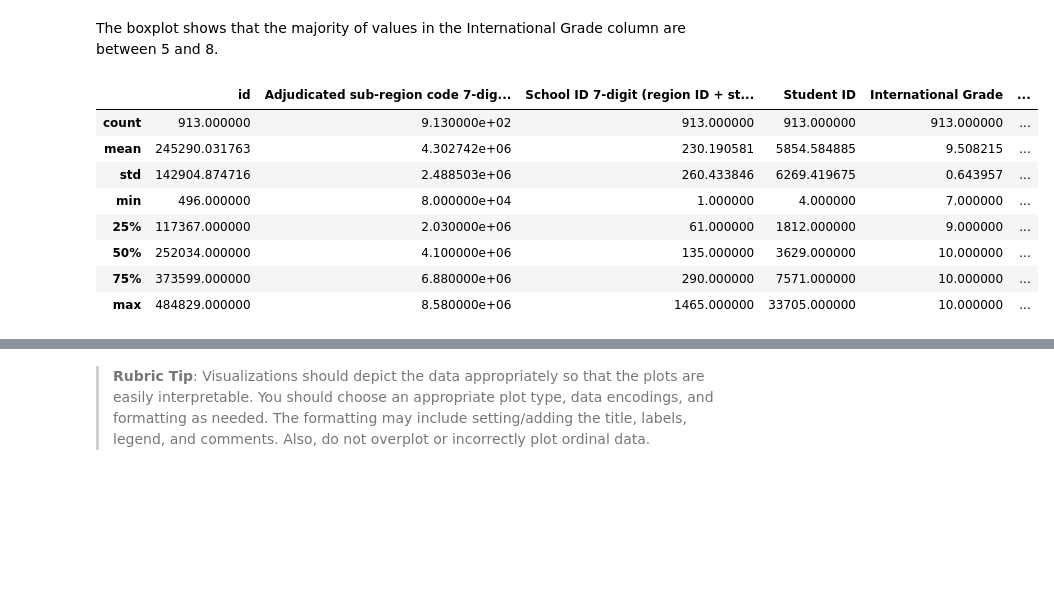
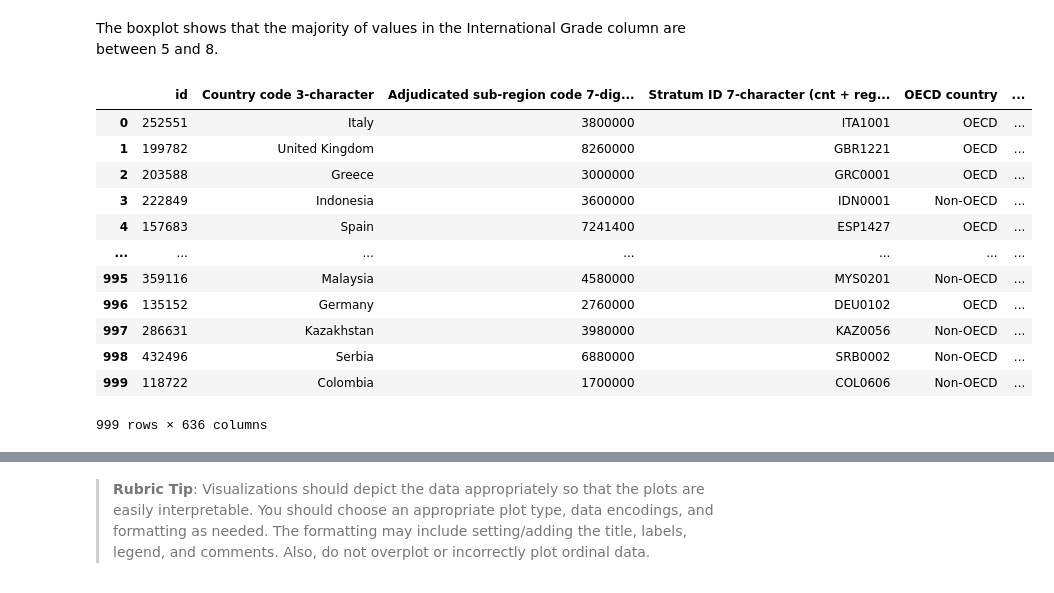
Before and after one commit to henanhasan/visualization_project, a Jupyter notebook: Part_I_exploration.ipynb, the cells around one changed output, grey strips where cells are left out. Drawn from its saved outputs; the diff is of its cells as text; code cells hidden in the pictures; blank space fills up the shorter version.

```diff
--- a/Part_I_exploration.ipynb
+++ b/Part_I_exploration.ipynb
@@ -130,3 +119 @@ df_renamed.head()
 prepared = df_renamed.rename(columns={'Unnamed: 0': 'id'})
-# %%
-prepared.set_index('Student ID')
@@ -224,0 +216,4 @@ and prepare yourself to look at relationships between variables.
+# %%
+igtype_changed = prepared.copy()
+igtype_changed['International Grade']= prepared['International Grade'].astype(object)
+igtype_changed['International Grade'].dtype
@@ -245,0 +243,2 @@ plt.show()
+# %%
+outliers_gone = igtype_changed[igtype_changed['International Grade'] < 96]
@@ -262,16 +280,18 @@ plt.show()
 # %% [markdown]
 The boxplot shows that the majority of values in the International Grade column are between 5 and 8.
-# %%
-outliers_gone = prepared[prepared['International Grade']<= 10]
 # %%
-outliers_gone.describe()
+outliers_gone
 # %% [output]
-|  | id | Adjudicated sub-region code 7-dig... | School ID 7-digit (region ID + st... | Student ID | International Grade | ... |
-| count | 913.000000 | 9.130000e+02 | 913.000000 | 913.000000 | 913.000000 | ... |
-| mean | 245290.031763 | 4.302742e+06 | 230.190581 | 5854.584885 | 9.508215 | ... |
-| std | 142904.874716 | 2.488503e+06 | 260.433846 | 6269.419675 | 0.643957 | ... |
-| min | 496.000000 | 8.000000e+04 | 1.000000 | 4.000000 | 7.000000 | ... |
-| 25% | 117367.000000 | 2.030000e+06 | 61.000000 | 1812.000000 | 9.000000 | ... |
-| 50% | 252034.000000 | 4.100000e+06 | 135.000000 | 3629.000000 | 10.000000 | ... |
-| 75% | 373599.000000 | 6.880000e+06 | 290.000000 | 7571.000000 | 10.000000 | ... |
-| max | 484829.000000 | 8.580000e+06 | 1465.000000 | 33705.000000 | 10.000000 | ... |
+|  | id | Country code 3-character | Adjudicated sub-region code 7-dig... | Stratum ID 7-character (cnt + reg... | OECD country | ... |
+| 0 | 252551 | Italy | 3800000 | ITA1001 | OECD | ... |
+| 1 | 199782 | United Kingdom | 8260000 | GBR1221 | OECD | ... |
+| 2 | 203588 | Greece | 3000000 | GRC0001 | OECD | ... |
+| 3 | 222849 | Indonesia | 3600000 | IDN0001 | Non-OECD | ... |
+| 4 | 157683 | Spain | 7241400 | ESP1427 | OECD | ... |
+| ... | ... | ... | ... | ... | ... | ... |
+| 995 | 359116 | Malaysia | 4580000 | MYS0201 | Non-OECD | ... |
+| 996 | 135152 | Germany | 2760000 | DEU0102 | OECD | ... |
+| 997 | 286631 | Kazakhstan | 3980000 | KAZ0056 | Non-OECD | ... |
+| 998 | 432496 | Serbia | 6880000 | SRB0002 | Non-OECD | ... |
+| 999 | 118722 | Colombia | 1700000 | COL0606 | Non-OECD | ... |
+999 rows × 636 columns
```
Also changed, not shown: parts of 29 cells of this notebook, 2 other files.
